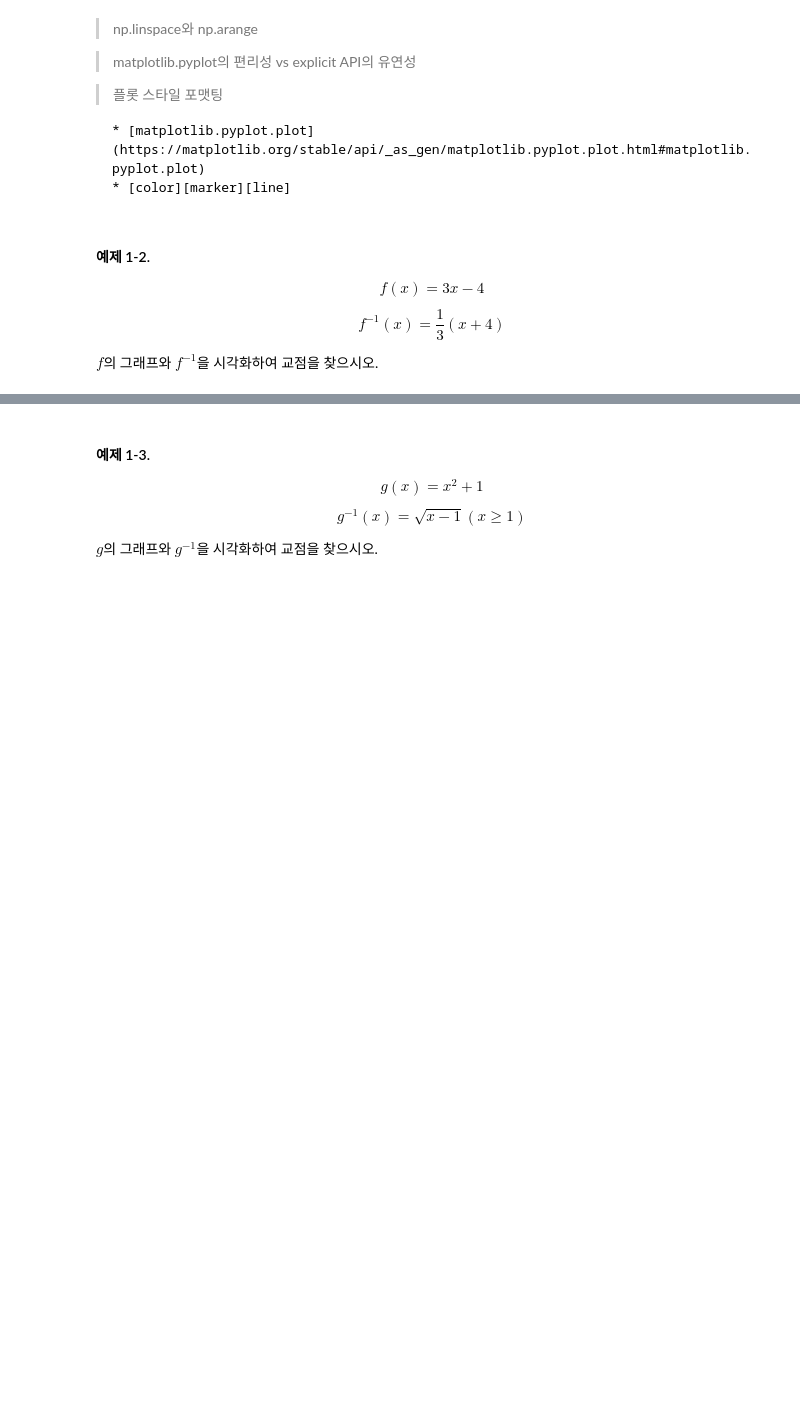
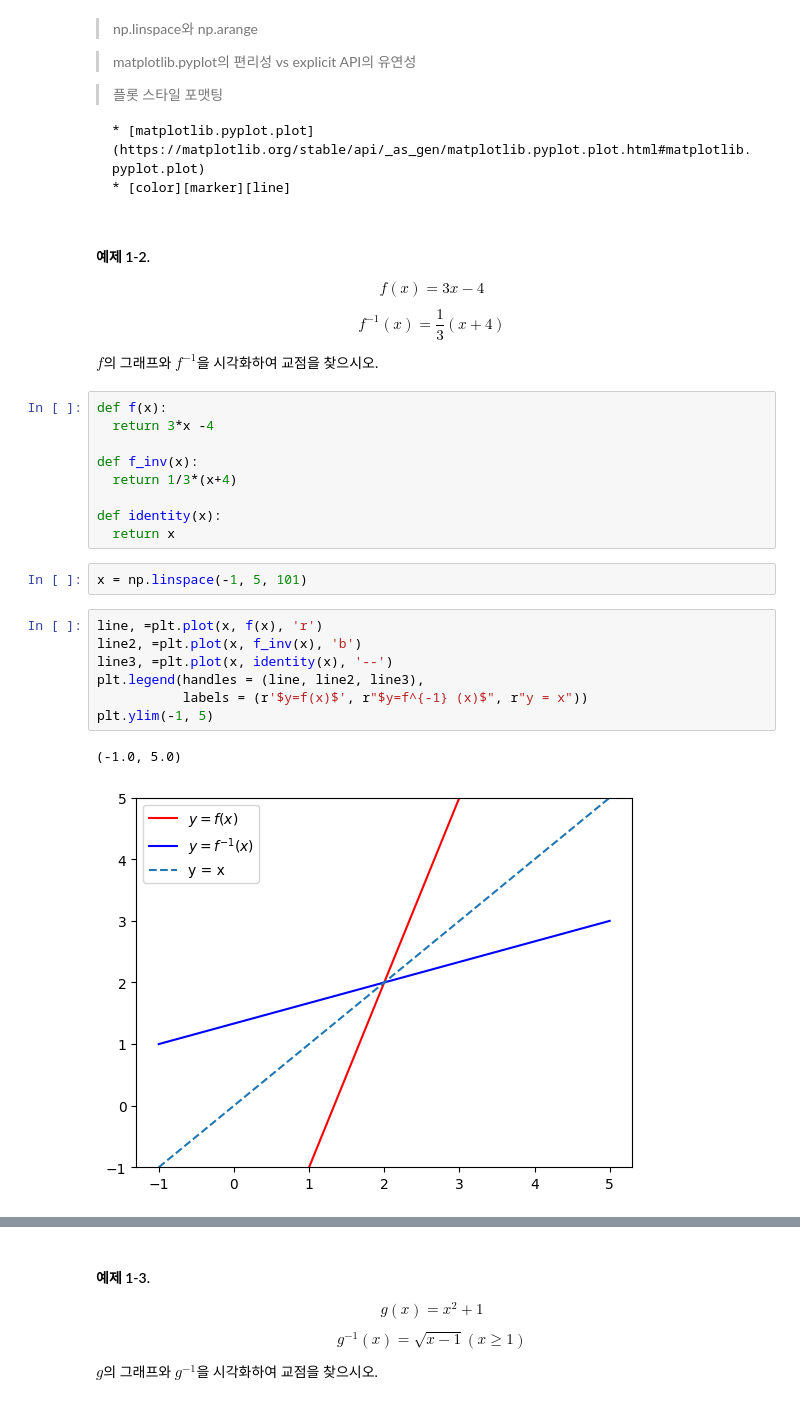
Before and after one commit to daonly/2023Autumn, a Jupyter notebook: 23_2_데이터과학을위한수학과프로그래밍_실습_2.ipynb, the cells around one changed output, grey strips where cells are left out. Drawn from its saved outputs; the diff is of its cells as text; blank space fills up the shorter version.

```diff
--- a/23_2_데이터과학을위한수학과프로그래밍_실습_2.ipynb
+++ b/23_2_데이터과학을위한수학과프로그래밍_실습_2.ipynb
@@ -36,6 +63,27 @@ $$f(x) = 3x-4$$
 $$f^{-1}(x) = \frac{1}{3}(x+4)$$
 
 $f$의 그래프와 $f^{-1}$을 시각화하여 교점을 찾으시오.
+# %%
+def f(x):
+  return 3*x -4
+
+def f_inv(x):
+  return 1/3*(x+4)
+
+def identity(x):
+  return x
+# %%
+x = np.linspace(-1, 5, 101)
+# %%
+line, =plt.plot(x, f(x), 'r')
+line2, =plt.plot(x, f_inv(x), 'b')
+line3, =plt.plot(x, identity(x), '--')
+plt.legend(handles = (line, line2, line3),
+           labels = (r'$y=f(x)$', r"$y=f^{-1} (x)$", r"y = x"))
+plt.ylim(-1, 5)
+# %% [output]
+(-1.0, 5.0)
+[figure, added]
 # %% [markdown]
 > Line2D 객체의 변수화
 
```
Also changed, not shown: parts of 31 cells of this notebook.
